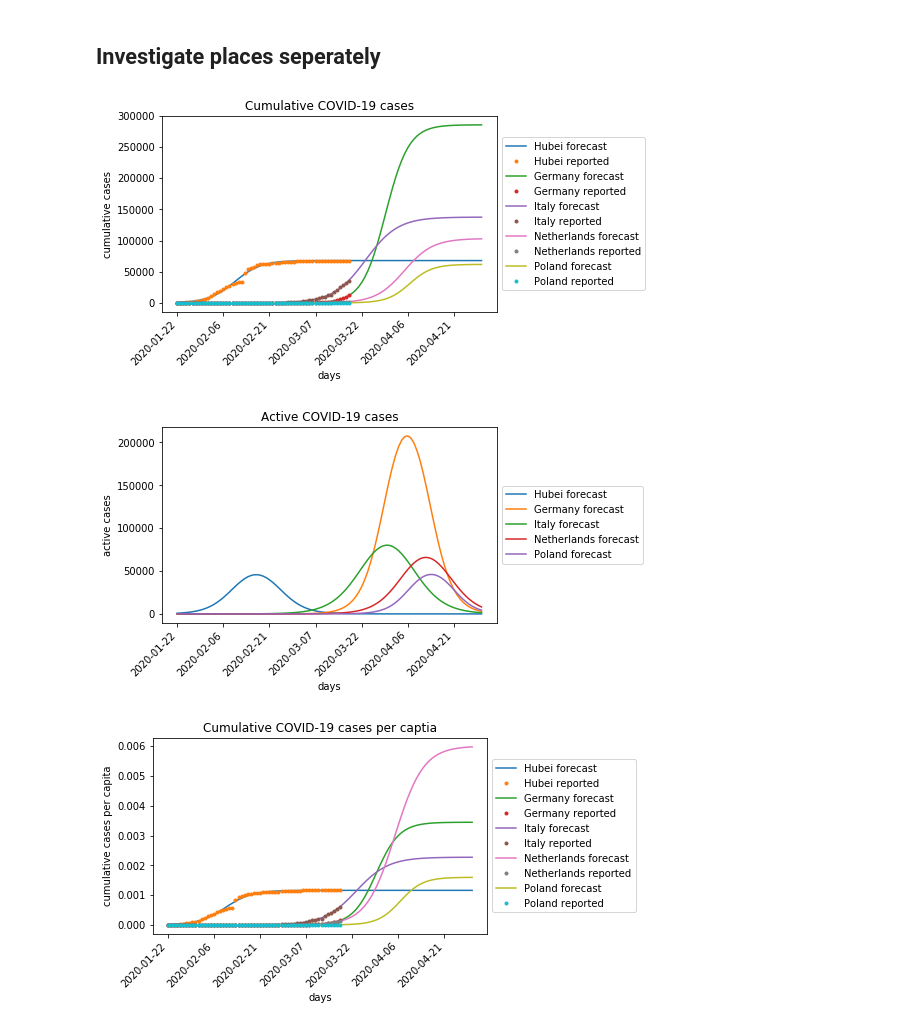
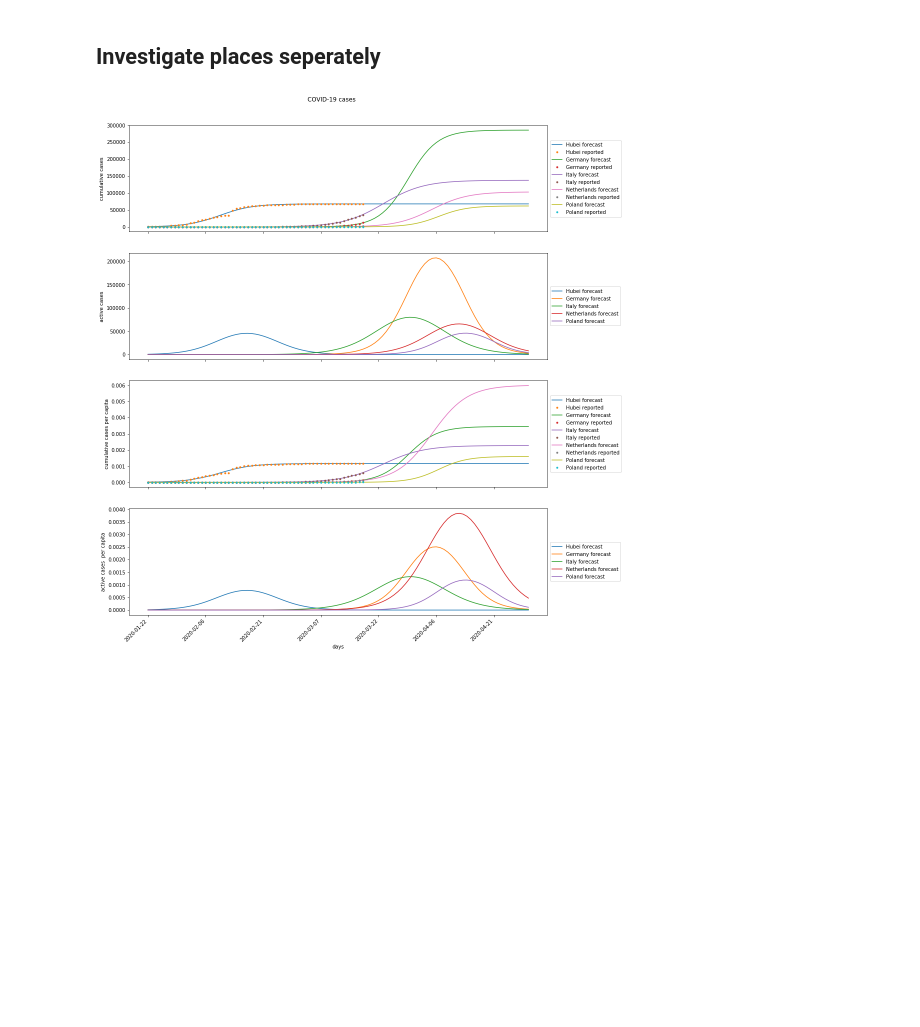
Before and after one commit to lukasmu/coronavirus, a Jupyter notebook: coronavirus_forecast.ipynb, the cells around one changed output. Saved outputs shown, nothing was run; the diff lists cells and outputs as text; code cells hidden in the pictures; blank space fills up the shorter version.

```diff
--- a/coronavirus_forecast.ipynb
+++ b/coronavirus_forecast.ipynb
@@ -50,7 +50,7 @@ restrictions = True  # Switch for toggling the "restriction factor" (see next se
 
 restriction_factors = {
     'Hubei': 1,
-    'Germany': 0.9,
+    'Germany': .9,
     'Italy': 0.95,
     'Netherlands': 0.8,
     'Poland': 0.98,
@@ -75,62 +75,50 @@ Poland: 0.16%
 # %% [markdown]
 ## Investigate places seperately
 # %%
-fig1, axs1 = plt.subplots()
-fig2, axs2 = plt.subplots()
-fig3, axs3 = plt.subplots()
-fig4, axs4 = plt.subplots()
+fig, axs = plt.subplots(4, figsize=(15, 20))
+plt.suptitle('COVID-19 cases',  y=.92)
 
-axs1.set_title('Cumulative COVID-19 cases')
-axs2.set_title('Active COVID-19 cases')
-axs3.set_title('Cumulative COVID-19 cases per captia')
-axs4.set_title('Active COVID-19 cases per captia')
+axs[0].set_ylabel('cumulative cases')
+axs[1].set_ylabel('active cases')
+axs[2].set_ylabel('cumulative cases per capita')
+axs[3].set_ylabel('active cases  per capita')
 
-cumulative_pc = []
-active_pc = []
 for i in range(len(places)):
 
     def logistic_model(x,a,b):
         return inhabitants[i]*fractions[i]/(1+np.exp(-(x-b)/a))
     fit = opt.curve_fit(logistic_model, index, dataset[i])
 
     cumulative = np.array([logistic_model(j, fit[0][0], fit[0][1]) for j in np.arange(time)])
     decay = np.array([logistic_model(j-duration, fit[0][0], fit[0][1]) for j in np.arange(time)])
     active = (cumulative-decay)
 
-    axs1.plot(np.arange(time), cumulative,
-              label='{} forecast'.format(places[i]))
-    axs1.plot(index, dataset[i], marker = '.', linestyle = 'None',
-              label='{} reported'.format(places[i]))
+    axs[0].plot(np.arange(time), cumulative,
+                label='{} forecast'.format(places[i]))
+    axs[0].plot(index, dataset[i], marker = '.', linestyle = 'None',
+                label='{} reported'.format(places[i]))
 
-    axs2.plot(np.arange(time), active,
-              label='{} forecast'.format(places[i]))
+    axs[1].plot(np.arange(time), active,
+                label='{} forecast'.format(places[i]))
 
-    axs3.plot(np.arange(time), cumulative/inhabitants[i],
-              label='{} forecast'.format(places[i]))
-    axs3.plot(index, dataset[i]/inhabitants[i], marker = '.', linestyle = 'None',
-              label='{} reported'.format(places[i]))
+    axs[2].plot(np.arange(time), cumulative/inhabitants[i],
+                label='{} forecast'.format(places[i]))
+    axs[2].plot(index, dataset[i]/inhabitants[i], marker = '.', linestyle = 'None',
+                label='{} reported'.format(places[i]))
 
-    axs4.plot(np.arange(time), active / inhabitants[i],
-              label='{} forecast'.format(places[i]))
+    axs[3].plot(np.arange(time), active / inhabitants[i],
+                label='{} forecast'.format(places[i]))
 
-axs = [axs1, axs2, axs3, axs4]
-figs = [fig1, fig2, fig3, fig4]
-for ax, fig in zip(axs,figs):
+for ax in axs:
     ax.set_xlabel('days')
     ax.legend(loc='center left', bbox_to_anchor=(1, 0.5))
     def to_date(x, pos, today=datetime.datetime.strptime(coronavirus_data.get_series(places[0], 'Confirmed').index[0], '%m/%d/%y').date()):
         return today+datetime.timedelta(days=x)
     fmt = tic.FuncFormatter(to_date)
     ax.xaxis.set_major_formatter(fmt)
     ax.xaxis.set_major_locator(plt.MaxNLocator(8))
     fig.autofmt_xdate(rotation=45)
 
-axs1.set_ylabel('cumulative cases')
-axs2.set_ylabel('active cases')
-axs3.set_ylabel('cumulative cases per capita')
-axs4.set_ylabel('active cases  per capita')
 plt.show()
 # %% [output]
-[figure, old version]
+[figure, new version]
-[figure, removed]
-[figure, removed]
```
Also changed, not shown: parts of 1 cell of this notebook.
